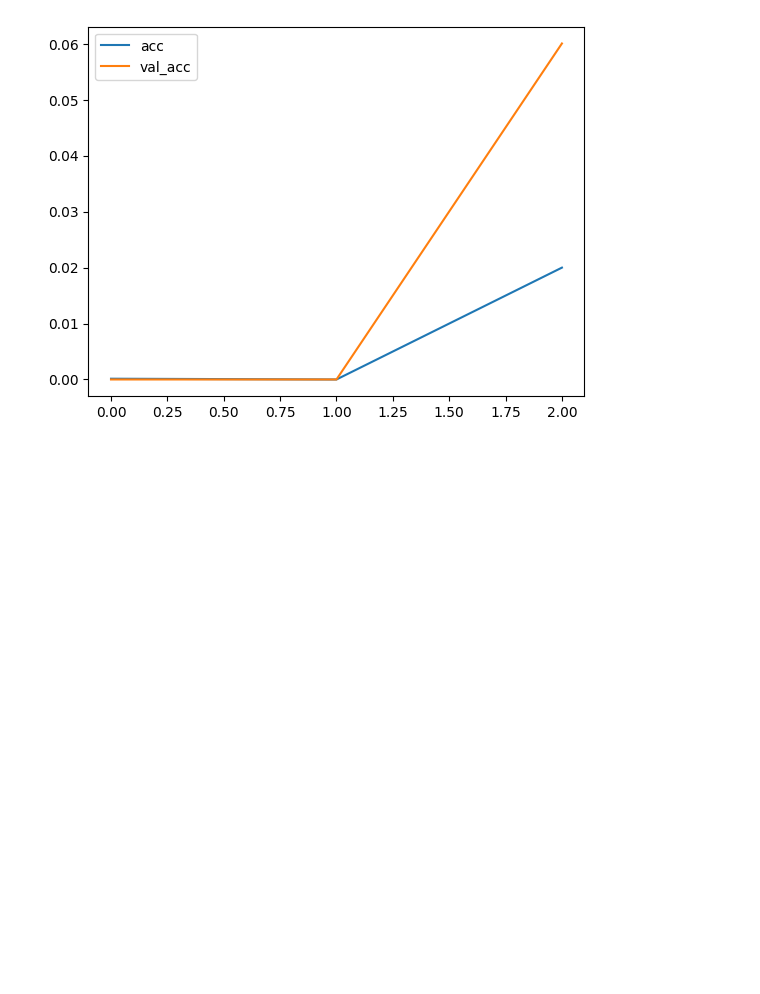
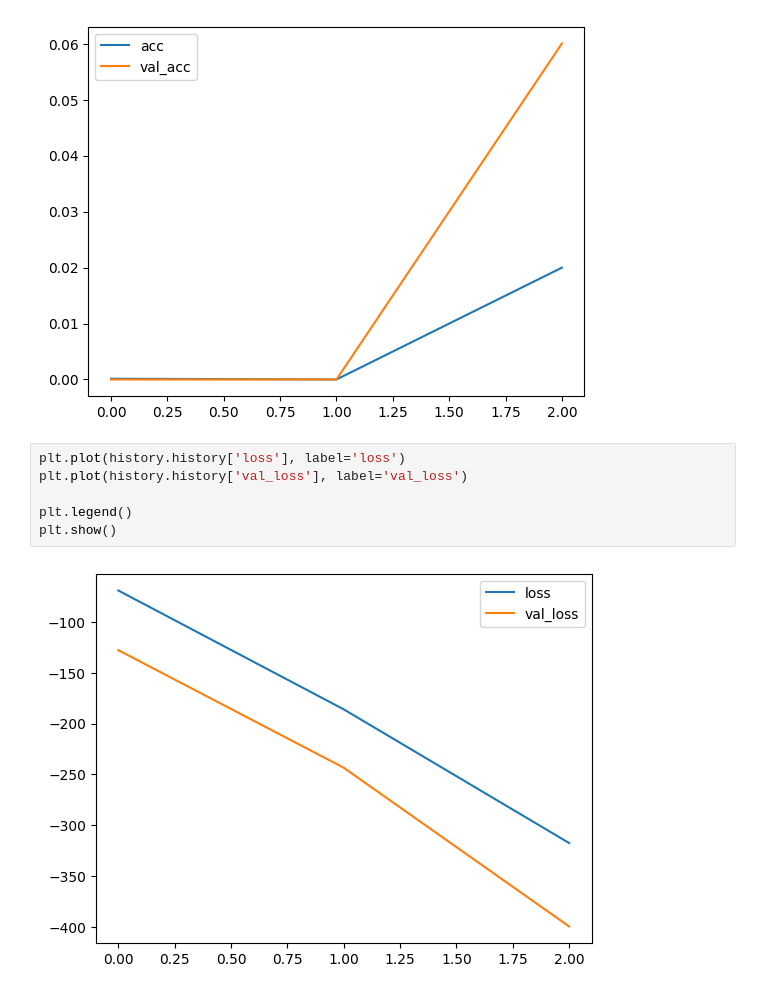
Before and after one commit to JosePabloGFnl/twitter-sentiment-analysis, a Jupyter notebook: analysis.ipynb, the cells around one changed output. Saved outputs shown, nothing was run; the diff lists cells and outputs as text; blank space fills up the shorter version.

```diff
--- a/analysis.ipynb
+++ b/analysis.ipynb
@@ -114,3 +114,11 @@ plt.legend()
 plt.show()
 # %% [output]
 [figure]
+# %%
+plt.plot(history.history['loss'], label='loss')
+plt.plot(history.history['val_loss'], label='val_loss')
+
+plt.legend()
+plt.show()
+# %% [output]
+[figure, added]
```
